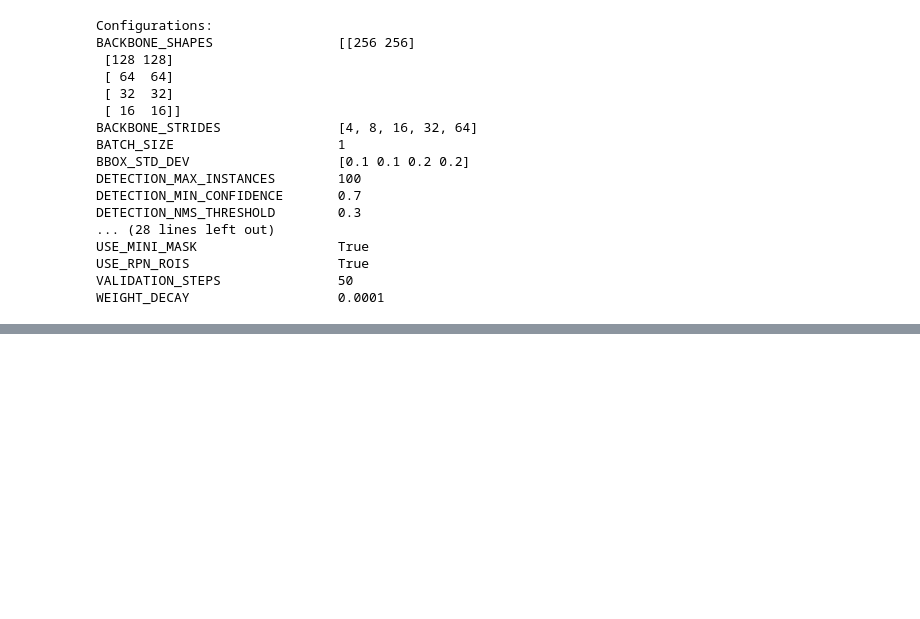
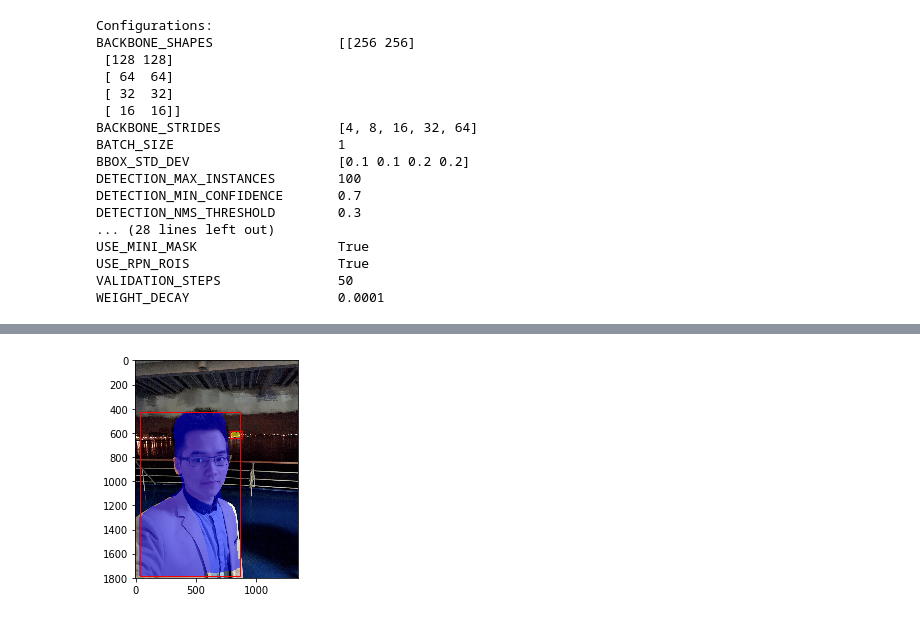
Before and after one commit to ZhengyiLuo/scene-server, a Jupyter notebook: Mask R-CNN Pytroch.ipynb, the cells around one changed output, grey strips where cells are left out. Drawn from its saved outputs; the diff is of its cells as text; code cells hidden in the pictures; blank space fills up the shorter version.

```diff
--- a/Mask R-CNN Pytroch.ipynb
+++ b/Mask R-CNN Pytroch.ipynb
@@ -658,0 +658,17 @@ plt.imshow(cv2.cvtColor(img_res, cv2.COLOR_BGR2RGB))
+# %%
+fig,ax = plt.subplots(1)
+label1 = r['rois'][0]
+label2 = r['rois'][1]
+rect1 = patches.Rectangle((label1[1],label1[0]) ,label1[3] - label1[1],label1[2] - label1[0],linewidth=1,edgecolor='r',facecolor='none')
+ax.add_patch(rect1)
+rect2 = patches.Rectangle((label2[1],label2[0]),label2[3] - label2[1],label2[2]- label2[0],linewidth=1,edgecolor='r',facecolor='none')
+ax.add_patch(rect2)
+plt.imshow(cv2.cvtColor(img_res, cv2.COLOR_BGR2RGB))
+plt.show()
+
+data = {}
+for k, v in r.items():
+    data[k] = v.tolist()
+json_string = json.dumps(data)
+# %% [output]
+[figure, added]
```
Also changed, not shown: parts of 5 cells of this notebook, 4 other files.
